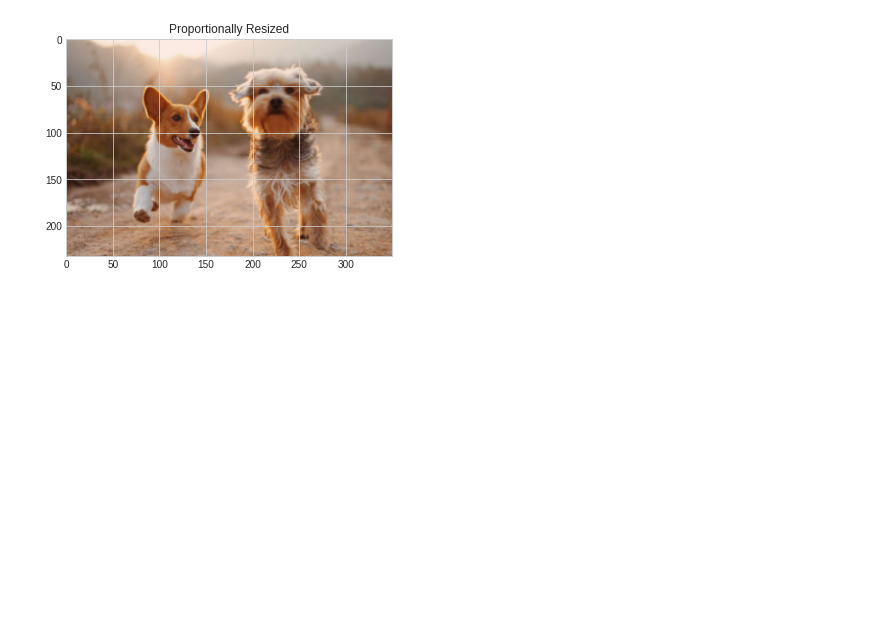
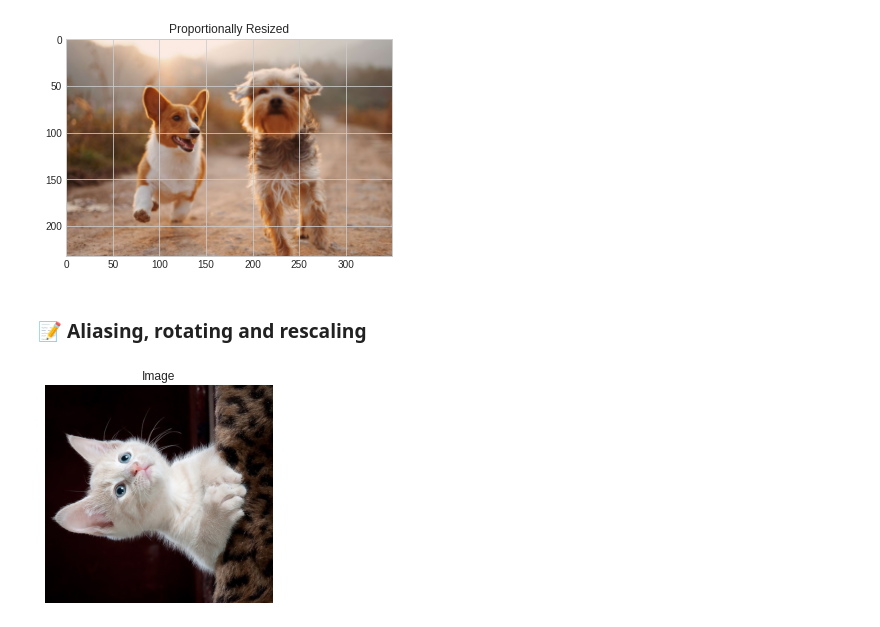
Before and after one commit to Naimul-Islam-Siam/Image-Processing, a Jupyter notebook: Image Processing in Python/2. Filters, Contrast, Transformation and Morphology/image_processing2.ipynb, the cells around one changed output. Cells and saved outputs as stored; diff of their text form; code cells hidden in the pictures; blank space fills up the shorter version.

Commit message:
Image Transformation Exercise

```diff
--- a/Image Processing in Python/2. Filters, Contrast, Transformation and Morphology/image_processing2.ipynb
+++ b/Image Processing in Python/2. Filters, Contrast, Transformation and Morphology/image_processing2.ipynb
@@ -300,3 +300,10 @@ plt.imshow(image_resized_proportionally)
 plt.title("Proportionally Resized");
 # %% [output]
 [figure]
+# %% [markdown]
+### 📝 Aliasing, rotating and rescaling
+# %%
+image_cat = io.imread("https://assets.datacamp.com/production/repositories/4470/datasets/98ae7ee183329b00b10f2e0bcc4e25943e03aebd/kitty2.jpg")
+show_image(image_cat)
+# %% [output]
+[figure, added]
```
Also changed, not shown: parts of 10 cells of this notebook.
